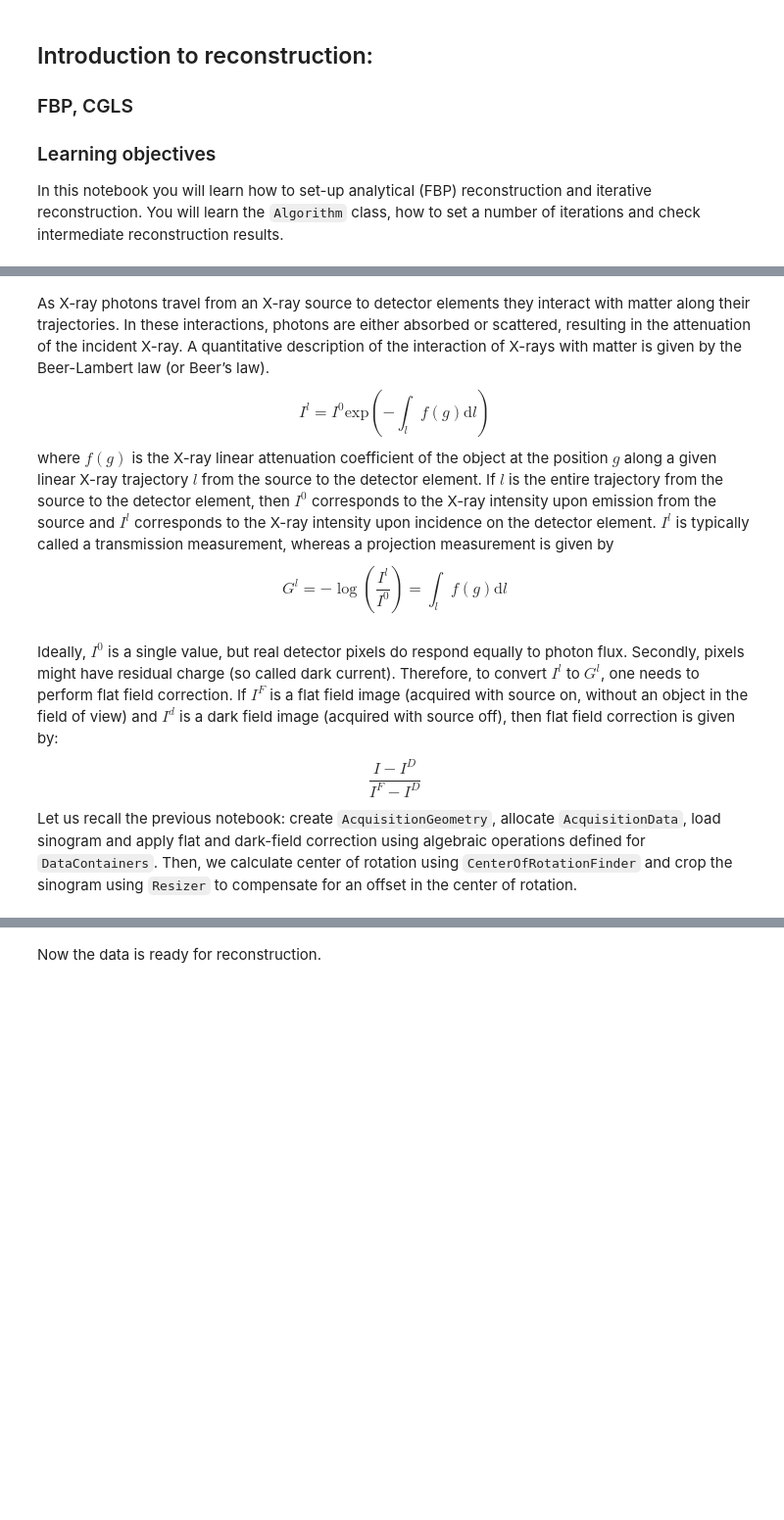
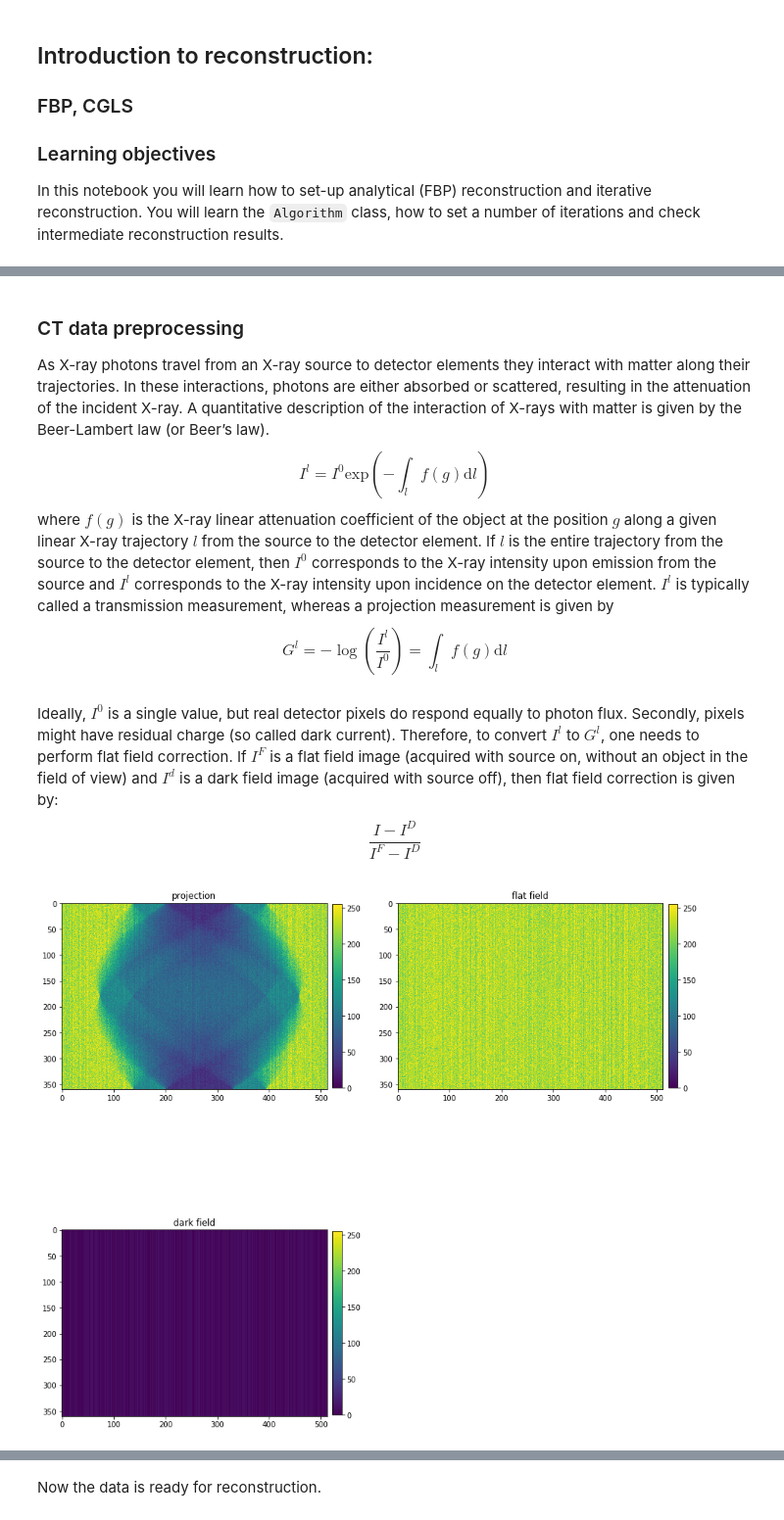
Before and after one commit to paskino/CIL-Demos, a Jupyter notebook: Notebooks/02_reconstruction_intro.ipynb, the cells around one changed output, grey strips where cells are left out. Shown at 98% size. Saved outputs shown, nothing was run; the diff lists cells and outputs as text; code cells hidden in the pictures; blank space fills up the shorter version.

```diff
--- a/Notebooks/02_reconstruction_intro.ipynb
+++ b/Notebooks/02_reconstruction_intro.ipynb
@@ -83,4 +256,6 @@ In this notebook you will learn how to set-up analytical (FBP) reconstruction an
 # %% [markdown]
+### CT data preprocessing
+
 As X-ray photons travel from an X-ray source to detector elements they interact with matter along their trajectories. In these interactions, photons are either absorbed or scattered, resulting in the attenuation of the incident X-ray. A quantitative description of the interaction of X-rays with matter is given by the Beer-Lambert law (or Beer’s law).
 $$I^{l} = I^0 \mathrm{exp}\left( -\int_{l} f(g) \mathrm{d}l \right)$$
 where $f(g)$ is the X-ray linear attenuation coefficient of the object at the position $g$ along a given linear X-ray trajectory $l$ from the source to the detector element. If $l$ is the entire trajectory from the source to the detector element, then $I^0$ corresponds to the X-ray intensity upon emission from the source and $I^{l}$ corresponds to the X-ray intensity upon incidence on the detector element. $I^{l}$ is typically called a transmission measurement, whereas a projection measurement is given by
@@ -88,4 +263,3 @@ $$G^{l} = -\log \left( \frac{I^{l}}{I^0} \right) = \int_{l} f(g) \mathrm{d}l$$
 # %% [markdown]
 Ideally, $I^0$ is a single value, but real detector pixels do respond equally to photon flux. Secondly, pixels might have residual charge (so called dark current). Therefore, to convert $I^{l}$ to $G^{l}$, one needs to perform flat field correction. If $I^F$ is a flat field image (acquired with source on, without an object in the field of view) and $I^d$ is a dark field image (acquired with source off), then flat field correction is given by:
 $$\frac{I-I^D}{I^F-I^D}$$
-Let us recall the previous notebook: create `AcquisitionGeometry`, allocate `AcquisitionData`, load sinogram and apply flat and dark-field correction using algebraic operations defined for `DataContainers`. Then, we calculate center of rotation using `CenterOfRotationFinder` and crop the sinogram using `Resizer` to compensate for an offset in the center of rotation.
@@ -132,0 +266,10 @@ import matplotlib.pyplot as plt
+# %%
+# simulated noisy sinogram, flat and dark field images
+proj_tmp, flat_tmp, dark_tmp  = get_real_sino(N, n_angles, 8)
+
+plotter2D([proj_tmp, flat_tmp, dark_tmp],
+          ['projection', 'flat field', 'dark field'],
+          fix_range = True,
+          stretch_y = False)
+# %% [output]
+[figure, added]
```
Also changed, not shown: parts of 27 cells of this notebook.
